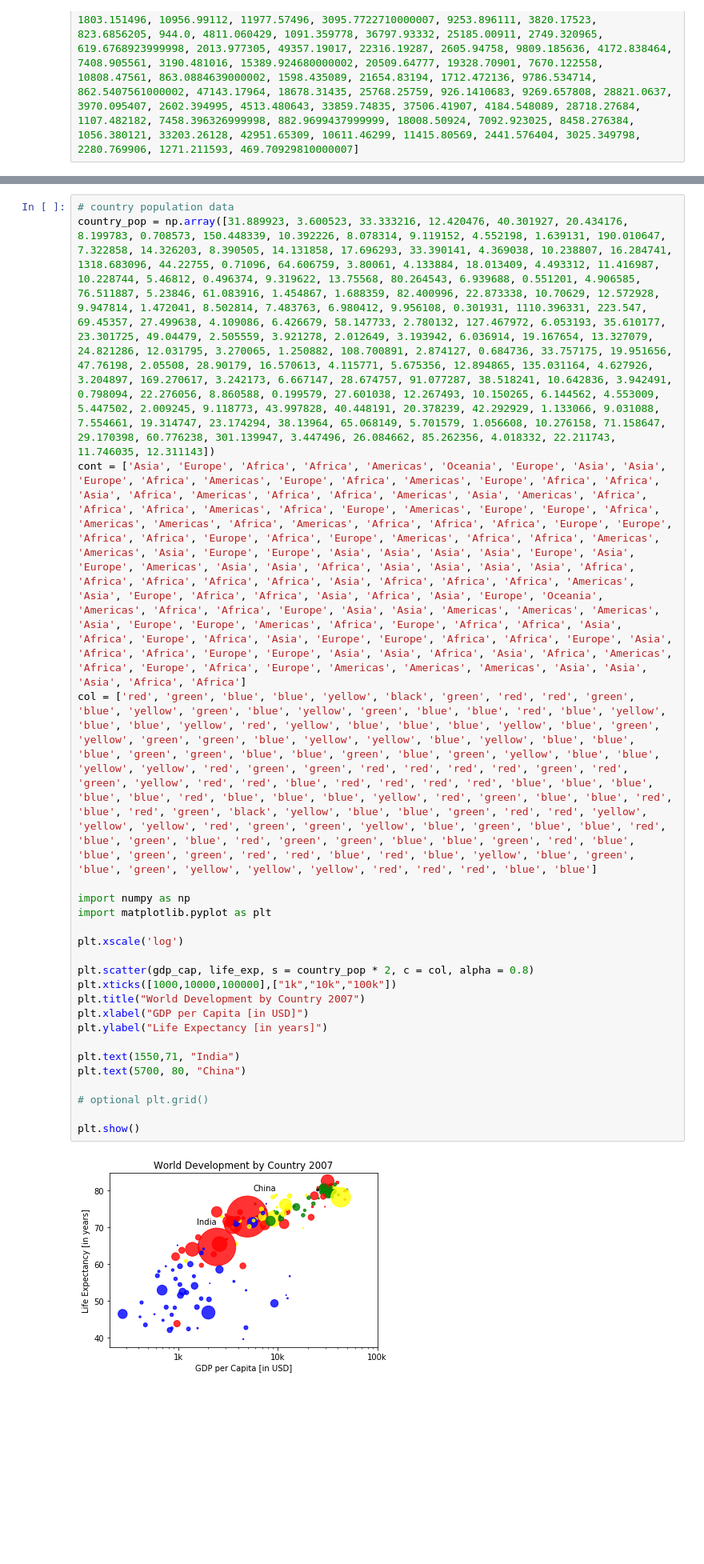
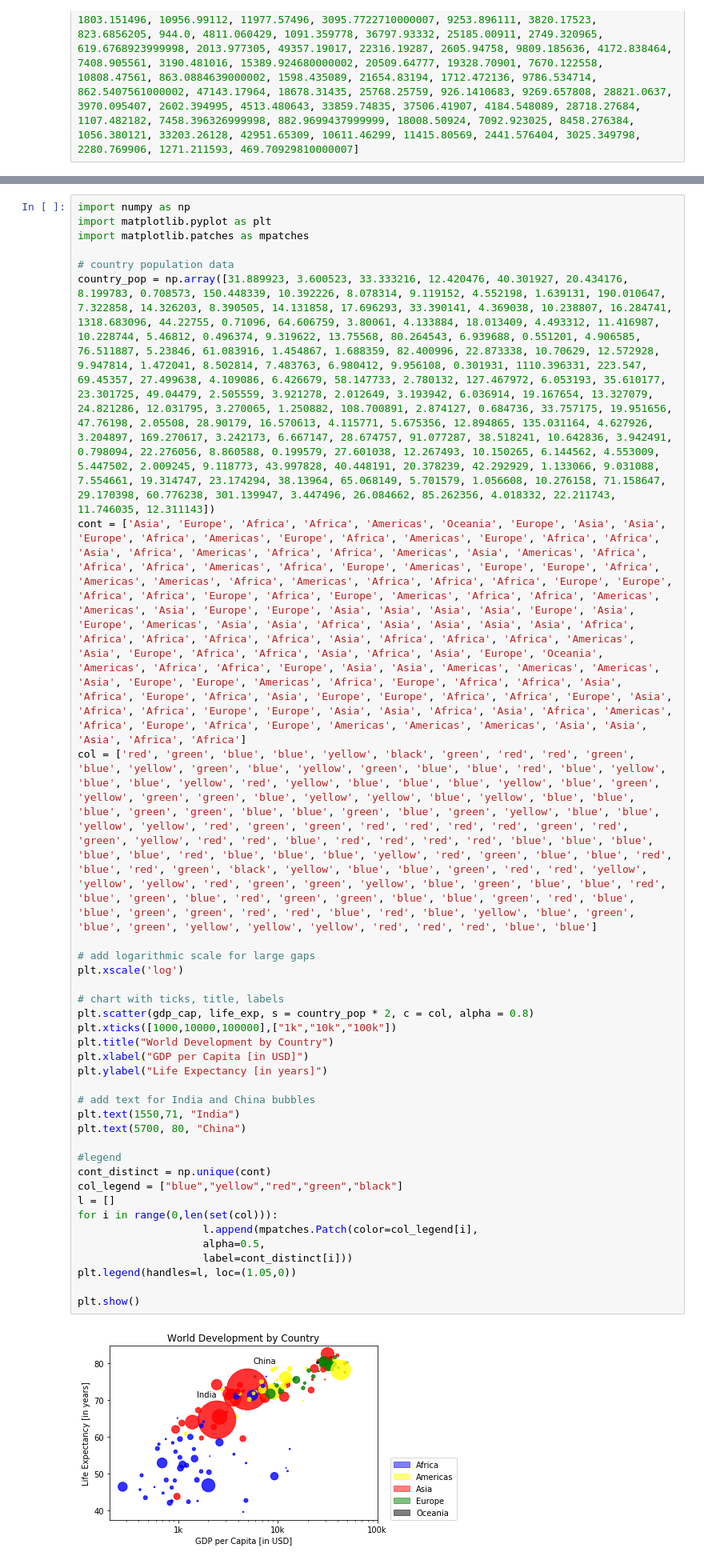
Before and after one commit to LRS4/Python-DataScience, a Jupyter notebook: Matplotlib.ipynb, the cells around one changed output, grey strips where cells are left out. Shown: that part at 80% size. Cells and saved outputs as stored; diff of their text form; blank space fills up the shorter version.

```diff
--- a/Matplotlib.ipynb
+++ b/Matplotlib.ipynb
@@ -44,4 +41,8 @@ plt.show()
 # %% [output]
 [figure]
 # %%
+import numpy as np
+import matplotlib.pyplot as plt
+import matplotlib.patches as mpatches
+
 # country population data
@@ -49,22 +50,30 @@ country_pop = np.array([31.889923, 3.600523, 33.333216, 12.420476, 40.301927, 20
 cont = ['Asia', 'Europe', 'Africa', 'Africa', 'Americas', 'Oceania', 'Europe', 'Asia', 'Asia', 'Europe', 'Africa', 'Americas', 'Europe', 'Africa', 'Americas', 'Europe', 'Africa', 'Africa', 'Asia', 'Africa', 'Americas', 'Africa', 'Africa', 'Americas', 'Asia', 'Americas', 'Africa', 'Africa', 'Africa', 'Americas', 'Africa', 'Europe', 'Americas', 'Europe', 'Europe', 'Africa', 'Americas', 'Americas', 'Africa', 'Americas', 'Africa', 'Africa', 'Africa', 'Europe', 'Europe', 'Africa', 'Africa', 'Europe', 'Africa', 'Europe', 'Americas', 'Africa', 'Africa', 'Americas', 'Americas', 'Asia', 'Europe', 'Europe', 'Asia', 'Asia', 'Asia', 'Asia', 'Europe', 'Asia', 'Europe', 'Americas', 'Asia', 'Asia', 'Africa', 'Asia', 'Asia', 'Asia', 'Asia', 'Africa', 'Africa', 'Africa', 'Africa', 'Africa', 'Asia', 'Africa', 'Africa', 'Africa', 'Americas', 'Asia', 'Europe', 'Africa', 'Africa', 'Asia', 'Africa', 'Asia', 'Europe', 'Oceania', 'Americas', 'Africa', 'Africa', 'Europe', 'Asia', 'Asia', 'Americas', 'Americas', 'Americas', 'Asia', 'Europe', 'Europe', 'Americas', 'Africa', 'Europe', 'Africa', 'Africa', 'Asia', 'Africa', 'Europe', 'Africa', 'Asia', 'Europe', 'Europe', 'Africa', 'Africa', 'Europe', 'Asia', 'Africa', 'Africa', 'Europe', 'Europe', 'Asia', 'Asia', 'Africa', 'Asia', 'Africa', 'Americas', 'Africa', 'Europe', 'Africa', 'Europe', 'Americas', 'Americas', 'Americas', 'Asia', 'Asia', 'Asia', 'Africa', 'Africa']
 col = ['red', 'green', 'blue', 'blue', 'yellow', 'black', 'green', 'red', 'red', 'green', 'blue', 'yellow', 'green', 'blue', 'yellow', 'green', 'blue', 'blue', 'red', 'blue', 'yellow', 'blue', 'blue', 'yellow', 'red', 'yellow', 'blue', 'blue', 'blue', 'yellow', 'blue', 'green', 'yellow', 'green', 'green', 'blue', 'yellow', 'yellow', 'blue', 'yellow', 'blue', 'blue', 'blue', 'green', 'green', 'blue', 'blue', 'green', 'blue', 'green', 'yellow', 'blue', 'blue', 'yellow', 'yellow', 'red', 'green', 'green', 'red', 'red', 'red', 'red', 'green', 'red', 'green', 'yellow', 'red', 'red', 'blue', 'red', 'red', 'red', 'red', 'blue', 'blue', 'blue', 'blue', 'blue', 'red', 'blue', 'blue', 'blue', 'yellow', 'red', 'green', 'blue', 'blue', 'red', 'blue', 'red', 'green', 'black', 'yellow', 'blue', 'blue', 'green', 'red', 'red', 'yellow', 'yellow', 'yellow', 'red', 'green', 'green', 'yellow', 'blue', 'green', 'blue', 'blue', 'red', 'blue', 'green', 'blue', 'red', 'green', 'green', 'blue', 'blue', 'green', 'red', 'blue', 'blue', 'green', 'green', 'red', 'red', 'blue', 'red', 'blue', 'yellow', 'blue', 'green', 'blue', 'green', 'yellow', 'yellow', 'yellow', 'red', 'red', 'red', 'blue', 'blue']
 
-import numpy as np
-import matplotlib.pyplot as plt
-
+# add logarithmic scale for large gaps
 plt.xscale('log')
 
+# chart with ticks, title, labels
 plt.scatter(gdp_cap, life_exp, s = country_pop * 2, c = col, alpha = 0.8)
 plt.xticks([1000,10000,100000],["1k","10k","100k"])
-plt.title("World Development by Country 2007")
+plt.title("World Development by Country")
 plt.xlabel("GDP per Capita [in USD]")
 plt.ylabel("Life Expectancy [in years]")
 
+# add text for India and China bubbles
 plt.text(1550,71, "India")
 plt.text(5700, 80, "China")
 
-# optional plt.grid()
+#legend
+cont_distinct = np.unique(cont)
+col_legend = ["blue","yellow","red","green","black"]
+l = []
+for i in range(0,len(set(col))):
+                    l.append(mpatches.Patch(color=col_legend[i],
+                    alpha=0.5,
+                    label=cont_distinct[i]))
+plt.legend(handles=l, loc=(1.05,0))
 
 plt.show()
 # %% [output]
-[figure, old version]
+[figure, new version]
```
Also changed, not shown: parts of 1 cell of this notebook.
